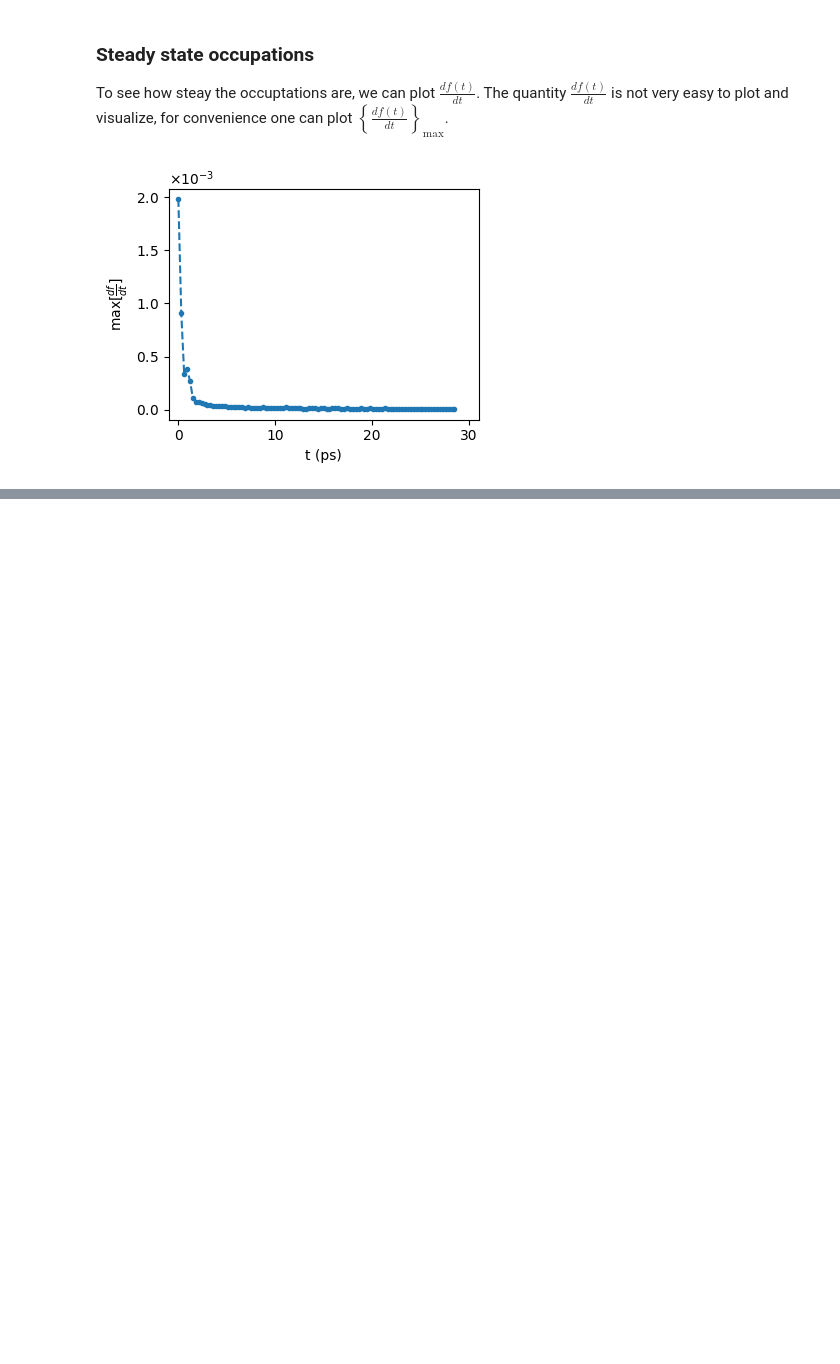
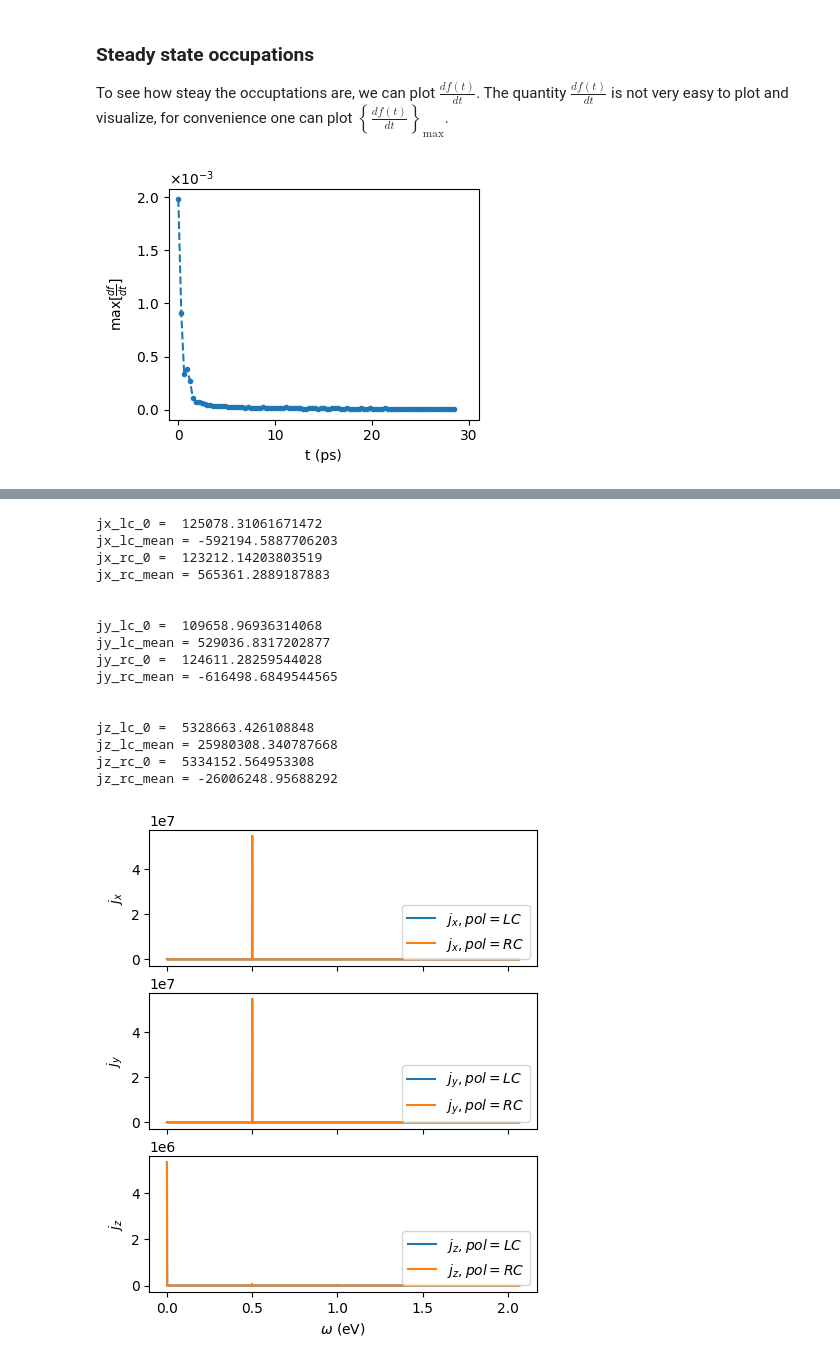
Before and after one commit to Ping-Group-UCSC/Tutorials, a Jupyter notebook: DMD-workflows/CPGE-LPGE-data-analysis.ipynb, the cells around one changed output, grey strips where cells are left out. Saved outputs shown, nothing was run; the diff lists cells and outputs as text; code cells hidden in the pictures; blank space fills up the shorter version.

```diff
--- a/DMD-workflows/CPGE-LPGE-data-analysis.ipynb
+++ b/DMD-workflows/CPGE-LPGE-data-analysis.ipynb
@@ -215,0 +405,67 @@ fig4.savefig('dfdt-max.pdf')
+# %%
+# Do FFT and plot FFT data
+
+cutoff = 1000
+wxlc, jx_lc_w = fft_of_j(jx_lc[:,0:2], cutoff)
+wylc, jy_lc_w = fft_of_j(jy_lc[:,0:2], cutoff)
+wzlc, jz_lc_w = fft_of_j(jz_lc[:,0:2], cutoff)
+
+wxrc, jx_rc_w = fft_of_j(jx_rc[:,0:2], cutoff)
+wyrc, jy_rc_w = fft_of_j(jy_rc[:,0:2], cutoff)
+wzrc, jz_rc_w = fft_of_j(jz_rc[:,0:2], cutoff)
+# %%
+fig2, ax2 = plt.subplots(3,1,figsize=(5,6), sharex=True)
+
+ax2[0].plot(wxlc, abs(jx_lc_w), label='$j_x, pol = LC$')
+ax2[0].plot(wxrc, abs(jx_rc_w), label='$j_x, pol = RC$')
+ax2[0].set_ylabel('$j_x$')
+ax2[0].legend(loc='lower right')
+
+
+ax2[1].plot(wylc, abs(jy_lc_w), label='$j_y, pol = LC$')
+ax2[1].plot(wyrc, abs(jy_rc_w), label='$j_y, pol = RC$')
+ax2[1].set_ylabel('$j_y$')
+ax2[1].legend(loc='lower right')
+
+
+ax2[2].plot(wzlc, abs(jz_lc_w), label='$j_z, pol = LC$')
+ax2[2].plot(wzrc, abs(jz_rc_w), label='$j_z, pol = RC$')
+ax2[2].set_ylabel('$j_z$')
+ax2[2].set_xlabel('$\omega$ (eV)')
+ax2[2].legend(loc='lower right')
+
+
+print('jx_lc_0 = ', abs(jx_lc_w[0]))
+print('jx_lc_mean =', np.mean(jx_lc[cutoff:,1]))
+print('jx_rc_0 = ', abs(jx_rc_w[0]))
+print('jx_rc_mean =', np.mean(jx_rc[cutoff:,1]))
+print('\n')
+print('jy_lc_0 = ', abs(jy_lc_w[0]))
+print('jy_lc_mean =', np.mean(jy_lc[cutoff:,1]))
+print('jy_rc_0 = ', abs(jy_rc_w[0]))
+print('jy_rc_mean =', np.mean(jy_rc[cutoff:,1]))
+print('\n')
+print('jz_lc_0 = ', abs(jz_lc_w[0]))
+print('jz_lc_mean =', np.mean(jz_lc[cutoff:,1]))
+print('jz_rc_0 = ', abs(jz_rc_w[0]))
+print('jz_rc_mean =', np.mean(jz_rc[cutoff:,1]))
+
+fig2.savefig('LCRC-RhSi-FT.png')
+# %% [output]
+jx_lc_0 =  125078.31061671472
+jx_lc_mean = -592194.5887706203
+jx_rc_0 =  123212.14203803519
+jx_rc_mean = 565361.2889187883
+
+
+jy_lc_0 =  109658.96936314068
+jy_lc_mean = 529036.8317202877
+jy_rc_0 =  124611.28259544028
+jy_rc_mean = -616498.6849544565
+
+
+jz_lc_0 =  5328663.426108848
+jz_lc_mean = 25980308.340787668
+jz_rc_0 =  5334152.564953308
+jz_rc_mean = -26006248.95688292
+[figure, added]
```
Also changed, not shown: parts of 4 cells of this notebook.
